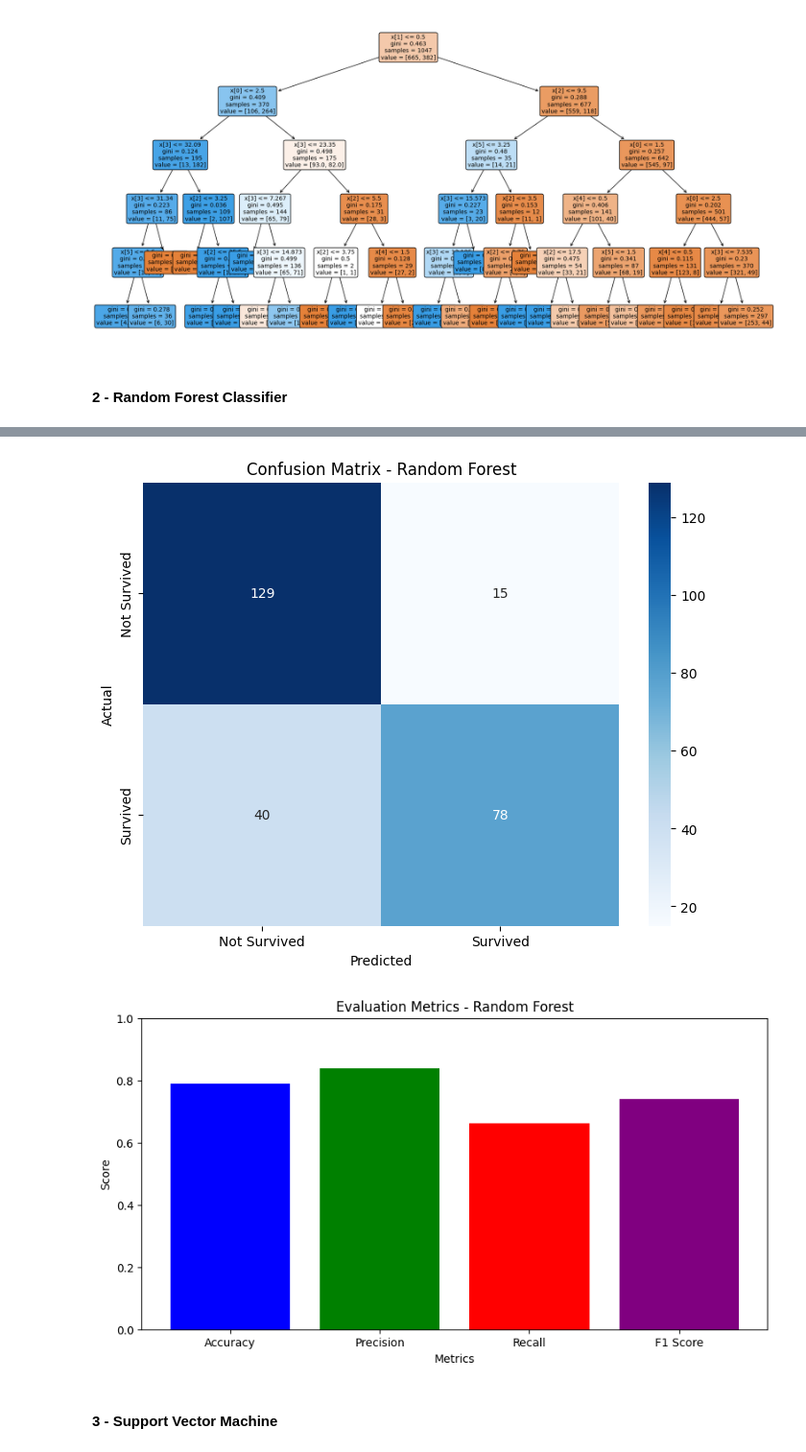
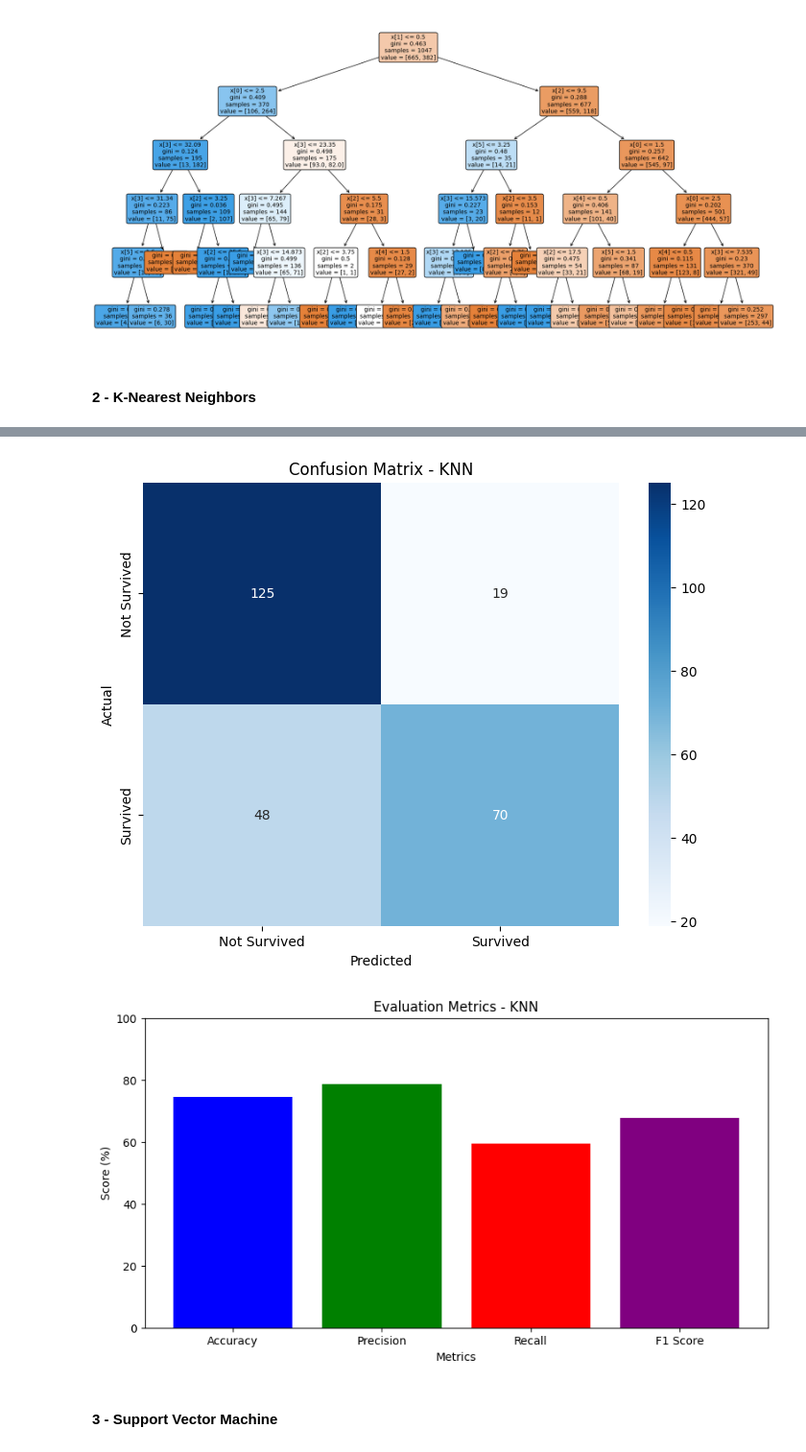
Before and after one commit to GoncaloMatias1/AI-Project_2, a Jupyter notebook: Project-2/src/titanic_analysis.ipynb, the cells around one changed output, grey strips where cells are left out. Shown at 96% size. Cells and saved outputs as stored; diff of their text form; code cells hidden in the pictures.

```diff
--- a/Project-2/src/titanic_analysis.ipynb
+++ b/Project-2/src/titanic_analysis.ipynb
@@ -840,67 +781,65 @@ Testing Time: 0.00 seconds
 [figure]
 [figure]
 # %% [markdown]
-#### 2 - Random Forest Classifier
+#### 2 - K-Nearest Neighbors
 # %%
-from sklearn.ensemble import RandomForestClassifier
+import numpy as np
+from sklearn.neighbors import KNeighborsClassifier
 from sklearn.metrics import accuracy_score, classification_report, confusion_matrix, precision_score, recall_score, f1_score
 import matplotlib.pyplot as plt
 import seaborn as sns
-import time
+from sklearn.preprocessing import StandardScaler
 
-# Initialize the Random Forest model
-random_forest = RandomForestClassifier(n_estimators=100, random_state=42)
+scaler = StandardScaler()
+X_train_scaled = scaler.fit_transform(X_train)
+X_test_scaled = scaler.transform(X_test)
 
-# Train the Random Forest model
+knn = KNeighborsClassifier(n_neighbors=5)
+
 start_time = time.time()
-random_forest.fit(X_train, y_train)
+knn.fit(X_train_scaled, y_train)
 train_time = time.time() - start_time
 
-# Make predictions on the testing set
 start_time = time.time()
-y_pred_rf = random_forest.predict(X_test)
+y_pred_knn = knn.predict(X_test_scaled)
 test_time = time.time() - start_time
 
-# Evaluate the model
-accuracy_rf = accuracy_score(y_test, y_pred_rf)
-precision_rf = precision_score(y_test, y_pred_rf)
-recall_rf = recall_score(y_test, y_pred_rf)
-f1_rf = f1_score(y_test, y_pred_rf)
-report_rf = classification_report(y_test, y_pred_rf)
-conf_matrix_rf = confusion_matrix(y_test, y_pred_rf)
+accuracy_knn = accuracy_score(y_test, y_pred_knn) * 100
+precision_knn = precision_score(y_test, y_pred_knn) * 100
+recall_knn = recall_score(y_test, y_pred_knn) * 100
+f1_knn = f1_score(y_test, y_pred_knn) * 100
+report_knn = classification_report(y_test, y_pred_knn)
+conf_matrix_knn = confusion_matrix(y_test, y_pred_knn)
 
-# Print the results
-print("Random Forest Classifier")
-print(f"Accuracy: {accuracy_rf:.4f}")
-print(f"Precision: {precision_rf:.4f}")
-print(f"Recall: {recall_rf:.4f}")
-print(f"F1 Score: {f1_rf:.4f}")
+print("K-Nearest Neighbors Classifier")
+print(f"Accuracy: {accuracy_knn:.2f}%")
+print(f"Precision: {precision_knn:.2f}%")
+print(f"Recall: {recall_knn:.2f}%")
+print(f"F1 Score: {f1_knn:.2f}%")
 print("Classification Report:")
-print(report_rf)
+print(report_knn)
 print(f'Training Time: {train_time:.2f} seconds')
 print(f'Testing Time: {test_time:.2f} seconds')
 
-# Plot the confusion matrix
 plt.figure(figsize=(8, 6))
-sns.heatmap(conf_matrix_rf, annot=True, fmt='d', cmap='Blues', xticklabels=['Not Survived', 'Survived'], yticklabels=['Not Survived', 'Survived'])
+sns.heatmap(conf_matrix_knn, annot=True, fmt='d', cmap='Blues', xticklabels=['Not Survived', 'Survived'], yticklabels=['Not Survived', 'Survived'])
 plt.xlabel('Predicted')
 plt.ylabel('Actual')
-plt.title('Confusion Matrix - Random Forest')
+plt.title('Confusion Matrix - KNN')
 plt.show()
 
-# Plot evaluation metrics
-metrics_rf = {
-    'Accuracy': accuracy_rf,
-    'Precision': precision_rf,
-    'Recall': recall_rf,
-    'F1 Score': f1_rf
+metrics_knn = {
+    'Accuracy': accuracy_knn,
+    'Precision': precision_knn,
+    'Recall': recall_knn,
+    'F1 Score': f1_knn
 }
 
 plt.figure(figsize=(10, 5))
-plt.bar(metrics_rf.keys(), metrics_rf.values(), color=['blue', 'green', 'red', 'purple'])
+plt.bar(metrics_knn.keys(), metrics_knn.values(), color=['blue', 'green', 'red', 'purple'])
 plt.xlabel('Metrics')
-plt.ylabel('Score')
-plt.ylim(0, 1)
-plt.title('Evaluation Metrics - Random Forest')
+plt.ylabel('Score (%)')
+plt.ylim(0, 100)
+plt.title('Evaluation Metrics - KNN')
 plt.show()
 # %% [output]
@@ -924,5 +863,5 @@ Testing Time: 0.00 seconds
-[figure, old version]
+[figure, new version]
-[figure, old version]
+[figure, new version]
 # %% [markdown]
 #### 3 - Support Vector Machine
 # %%
```
Also changed, not shown: parts of 19 cells of this notebook.
